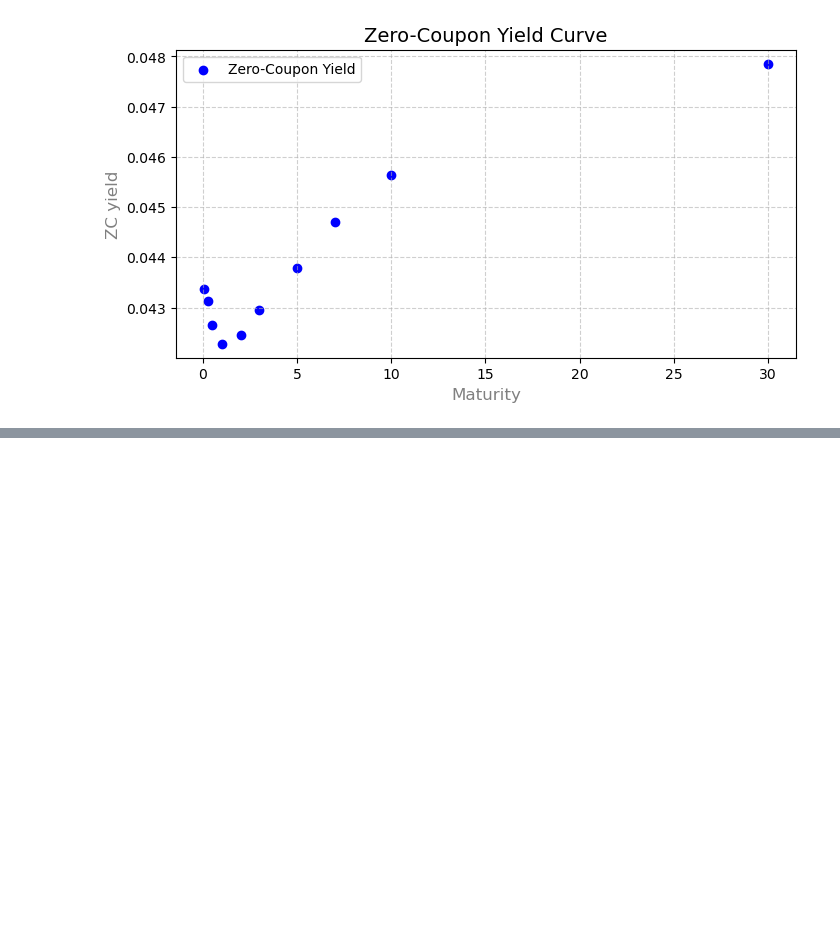
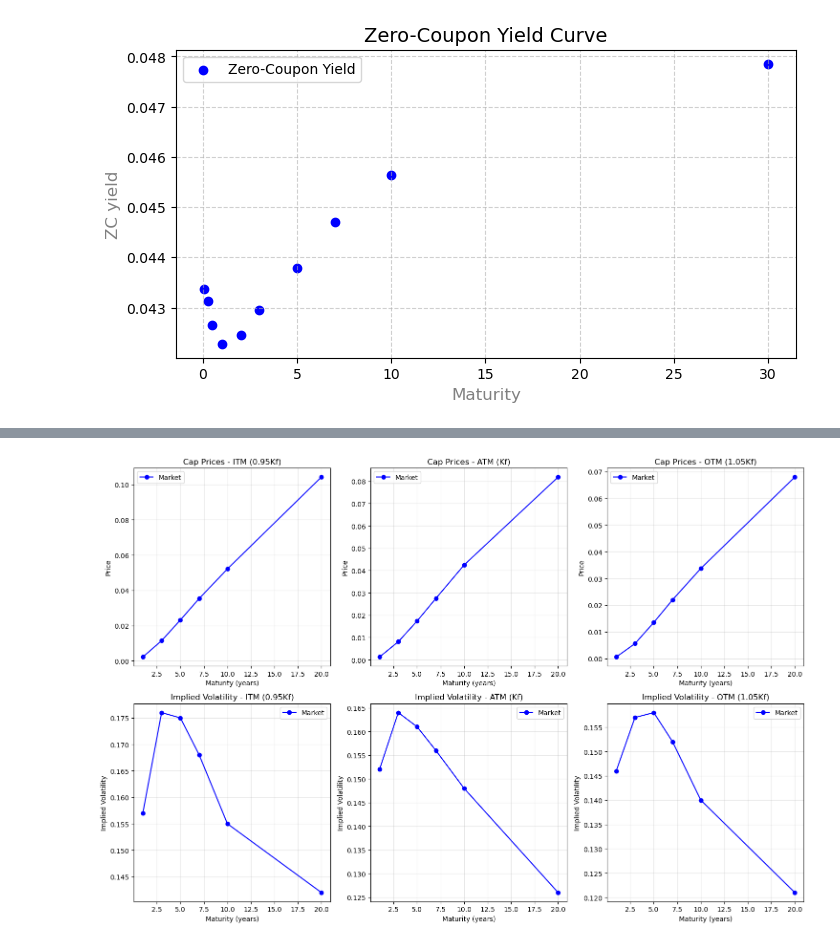
Before and after one commit to fangsitang/fixed_income, a Jupyter notebook: PartA Q1Q2Q3.ipynb, the cells around one changed output, grey strips where cells are left out. Saved outputs shown, nothing was run; the diff lists cells and outputs as text; code cells hidden in the pictures; blank space fills up the shorter version.

```diff
--- a/PartA Q1Q2Q3.ipynb
+++ b/PartA Q1Q2Q3.ipynb
@@ -526,0 +651,17 @@ Objective Value 0.034049
+# %%
+# Ensure strikes DataFrame is correctly formatted
+cap_mkt_prices_df = pd.DataFrame(index=strikes.index, columns=strikes.columns[1:])  # Exclude "Maturity (years)"
+
+# Loop through different K_f and sigma values
+for i in range(strikes.shape[0]):  # Iterate through maturities
+    tn = strikes.iloc[i, 0]  # Get the actual maturity year
+
+    for j in range(1, strikes.shape[1]):  # Start from 1 to skip "Maturity (years)"
+        K = strikes.iloc[i, j]  # Get strike price
+        sigma = sigmas.iloc[i, j]  # Get implied volatility
+
+        # Compute Cap Price
+        cap_mkt_prices_df.iloc[i, j - 1] = cap_mkt_price(tn, K, sigma)  # j-1 to adjust for column shift
+
+# Add Maturity column to the left
+cap_mkt_prices_df.insert(0, "Maturity (years)", strikes["Maturity (years)"])
@@ -526,0 +676,49 @@ Objective Value 0.034049
+# %%
+import matplotlib.pyplot as plt
+
+# Extracting maturities
+maturities = cap_mkt_prices_df["Maturity (years)"].values
+
+# Extracting cap prices and implied volatilities for different strikes
+cap_prices_market = {
+    "0.95 K_f": cap_mkt_prices_df["0.95 K_f"].values,
+    "K_f": cap_mkt_prices_df["K_f"].values,
+    "1.05 K_f": cap_mkt_prices_df["1.05 K_f"].values,
+}
+
+implied_vol_market = {
+    "0.95 K_f": sigmas["0.95 K_f"].values,
+    "K_f": sigmas["K_f"].values,
+    "1.05 K_f": sigmas["1.05 K_f"].values,
+}
+
+# Create subplots
+fig, axes = plt.subplots(2, 3, figsize=(15, 10))
+
+strikes = ["0.95 K_f", "K_f", "1.05 K_f"]
+titles = ["ITM (0.95Kf)", "ATM (Kf)", "OTM (1.05Kf)"]
+
+# First row: Cap Prices
+for j in range(3):
+    ax = axes[0, j]
+    ax.plot(maturities, cap_prices_market[strikes[j]], "o-", label="Market", color="blue")
+    ax.set_title(f"Cap Prices - {titles[j]}")
+    ax.set_xlabel("Maturity (years)")
+    ax.set_ylabel("Price")
+    ax.grid(True, alpha=0.3)
+    ax.legend()
+
+# Second row: Implied Volatility
+for j in range(3):
+    ax = axes[1, j]
+    ax.plot(maturities, implied_vol_market[strikes[j]], "o-", label="Market", color="blue")
+    ax.set_title(f"Implied Volatility - {titles[j]}")
+    ax.set_xlabel("Maturity (years)")
+    ax.set_ylabel("Implied Volatility")
+    ax.grid(True, alpha=0.3)
+    ax.legend()
+
+plt.tight_layout()
+plt.show()
+# %% [output]
+[figure, added]
```
Also changed, not shown: parts of 7 cells of this notebook.
